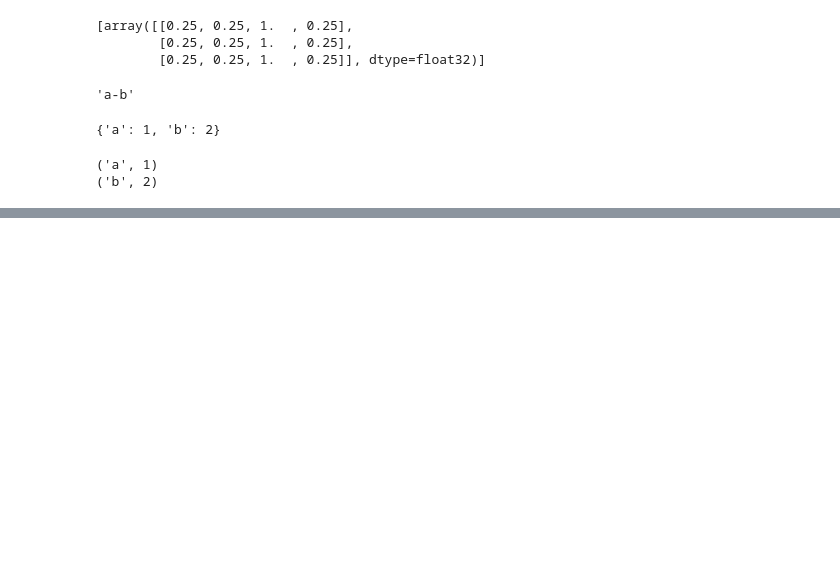
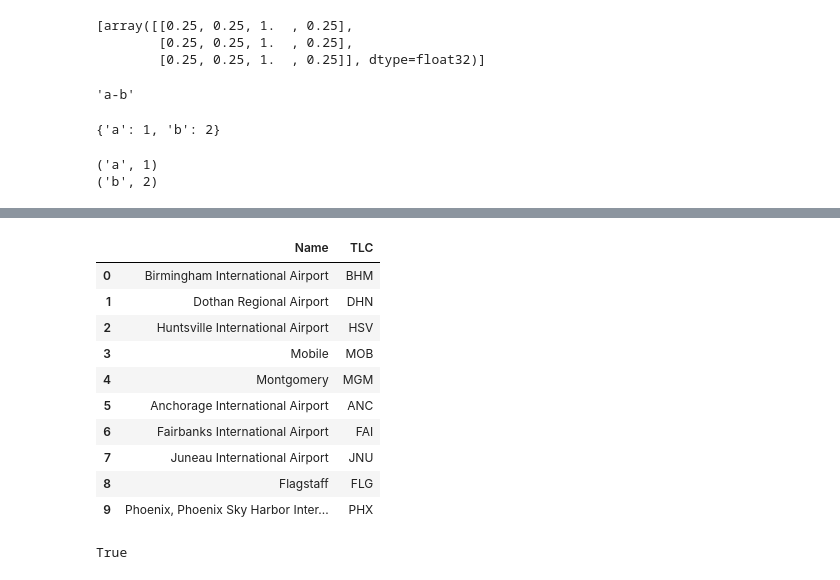
Before and after one commit to Project-Ellie/tutorials, a Jupyter notebook: kovalevskyi/Untitled.ipynb, the cells around one changed output, grey strips where cells are left out. Cells and saved outputs as stored; diff of their text form; code cells hidden in the pictures; blank space fills up the shorter version.

```diff
--- a/kovalevskyi/Untitled.ipynb
+++ b/kovalevskyi/Untitled.ipynb
@@ -145,0 +82,16 @@ mlflow.log
+# %%
+df = pd.DataFrame(data, columns=["Name", "TLC"])
+# %%
+df[:10]
+# %% [output]
+|  | Name | TLC |
+| 0 | Birmingham International Airport | BHM |
+| 1 | Dothan Regional Airport | DHN |
+| 2 | Huntsville International Airport | HSV |
+| 3 | Mobile | MOB |
+| 4 | Montgomery | MGM |
+| 5 | Anchorage International Airport | ANC |
+| 6 | Fairbanks International Airport | FAI |
+| 7 | Juneau International Airport | JNU |
+| 8 | Flagstaff | FLG |
+| 9 | Phoenix, Phoenix Sky Harbor Inter... | PHX |
@@ -145,0 +103,4 @@ mlflow.log
+# %%
+rows[1].find('span') == None
+# %% [output]
+True
```
Also changed, not shown: parts of 19 cells of this notebook, 11 other files.
